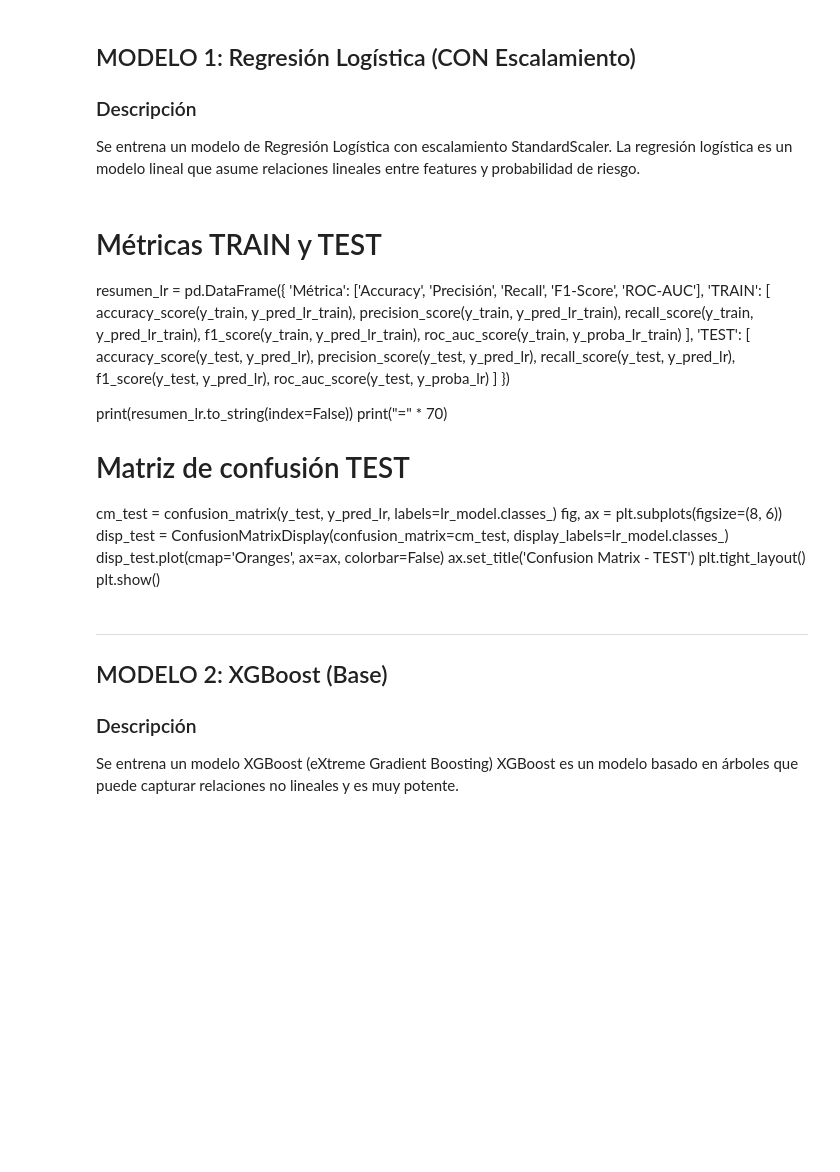
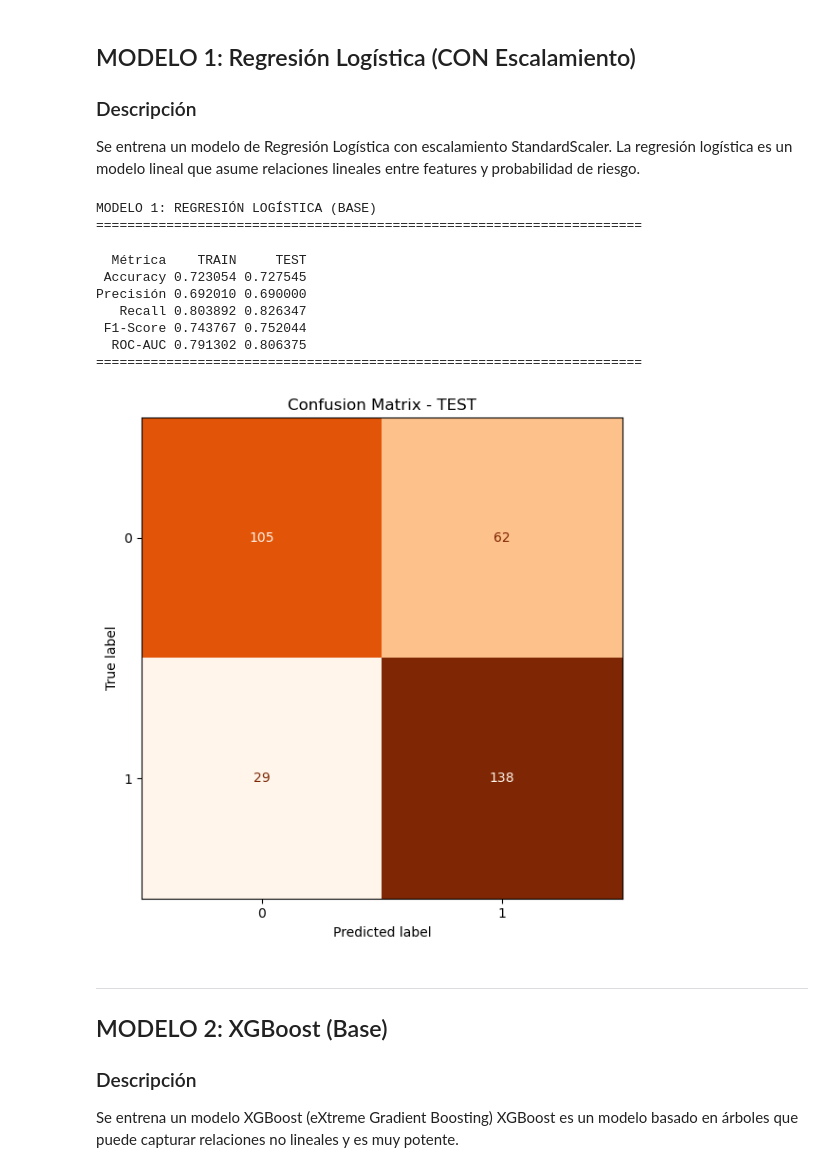
Before and after one commit to yacuervo18/Proyecto-4_Analitica_III, a Jupyter notebook: src/Implementacion_Modelos.ipynb, the cells around one changed output. Cells and saved outputs as stored; diff of their text form; code cells hidden in the pictures; blank space fills up the shorter version.

```diff
--- a/src/Implementacion_Modelos.ipynb
+++ b/src/Implementacion_Modelos.ipynb
@@ -328,7 +344,7 @@ Se configura la primera corrida con `random_state=42`, se genera la muestra, se
 # ── CORRIDA 1: Generar muestra, balancear y dividir ──────────────────────
 RANDOM_STATE_CORRIDA = 42
 PROPORCION_MUESTRA = 1.0
-RATIO_BALANCEO = 2
+RATIO_BALANCEO = 1
 PROPORCIONES_SPLIT = (0.8, 0.2)  # Puede probar (0.7, 0.3)
 
 corrida = preparar_corrida_experimento(
@@ -399,37 +433,49 @@ y_proba_lr_train = lr_model.predict_proba(X_train_scaled)[:, 1]
 # Predicciones TEST
 y_pred_lr = lr_model.predict(X_test_scaled)
 y_proba_lr = lr_model.predict_proba(X_test_scaled)[:, 1]
+# %% [output]
+MODELO 1: REGRESIÓN LOGÍSTICA (BASE)
+======================================================================
-# %% [markdown]
-# Métricas TRAIN y TEST
-resumen_lr = pd.DataFrame({
-    'Métrica': ['Accuracy', 'Precisión', 'Recall', 'F1-Score', 'ROC-AUC'],
-    'TRAIN': [
-        accuracy_score(y_train, y_pred_lr_train),
-        precision_score(y_train, y_pred_lr_train),
-        recall_score(y_train, y_pred_lr_train),
-        f1_score(y_train, y_pred_lr_train),
-        roc_auc_score(y_train, y_proba_lr_train)
-    ],
-    'TEST': [
-        accuracy_score(y_test, y_pred_lr),
-        precision_score(y_test, y_pred_lr),
-        recall_score(y_test, y_pred_lr),
-        f1_score(y_test, y_pred_lr),
-        roc_auc_score(y_test, y_proba_lr)
-    ]
-})
-
-print(resumen_lr.to_string(index=False))
-print("=" * 70)
-
-# Matriz de confusión TEST
-cm_test = confusion_matrix(y_test, y_pred_lr, labels=lr_model.classes_)
-fig, ax = plt.subplots(figsize=(8, 6))
-disp_test = ConfusionMatrixDisplay(confusion_matrix=cm_test, display_labels=lr_model.classes_)
-disp_test.plot(cmap='Oranges', ax=ax, colorbar=False)
-ax.set_title('Confusion Matrix - TEST')
-plt.tight_layout()
-plt.show()
+# %%
+# Métricas TRAIN y TEST
+resumen_lr = pd.DataFrame({
+    'Métrica': ['Accuracy', 'Precisión', 'Recall', 'F1-Score', 'ROC-AUC'],
+    'TRAIN': [
+        accuracy_score(y_train, y_pred_lr_train),
+        precision_score(y_train, y_pred_lr_train),
+        recall_score(y_train, y_pred_lr_train),
+        f1_score(y_train, y_pred_lr_train),
+        roc_auc_score(y_train, y_proba_lr_train)
+    ],
+    'TEST': [
+        accuracy_score(y_test, y_pred_lr),
+        precision_score(y_test, y_pred_lr),
+        recall_score(y_test, y_pred_lr),
+        f1_score(y_test, y_pred_lr),
+        roc_auc_score(y_test, y_proba_lr)
+    ]
+})
+
+print(resumen_lr.to_string(index=False))
+print("=" * 70)
+
+# Matriz de confusión TEST
+cm_test = confusion_matrix(y_test, y_pred_lr, labels=lr_model.classes_)
+fig, ax = plt.subplots(figsize=(8, 6))
+disp_test = ConfusionMatrixDisplay(confusion_matrix=cm_test, display_labels=lr_model.classes_)
+disp_test.plot(cmap='Oranges', ax=ax, colorbar=False)
+ax.set_title('Confusion Matrix - TEST')
+plt.tight_layout()
+plt.show()
+# %% [output]
+  Métrica    TRAIN     TEST
+ Accuracy 0.723054 0.727545
+Precisión 0.692010 0.690000
+   Recall 0.803892 0.826347
+ F1-Score 0.743767 0.752044
+  ROC-AUC 0.791302 0.806375
+======================================================================
+[figure, added]
 # %% [markdown]
 ---
 
```
Also changed, not shown: parts of 16 cells of this notebook, 2 other files.
